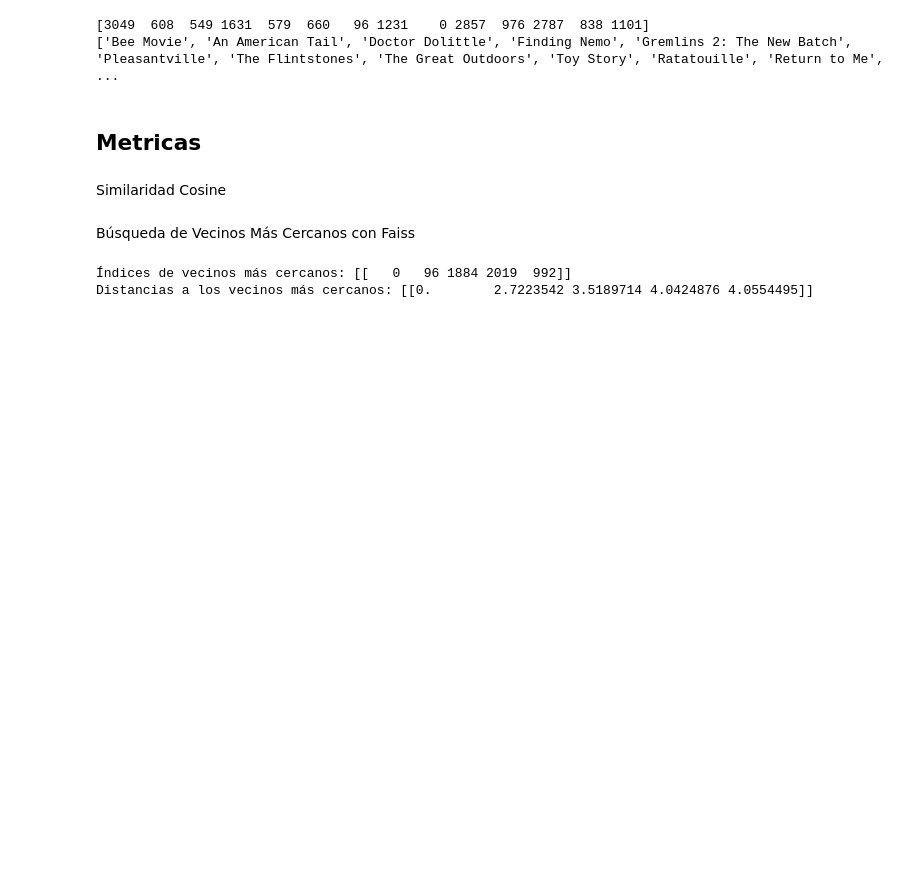
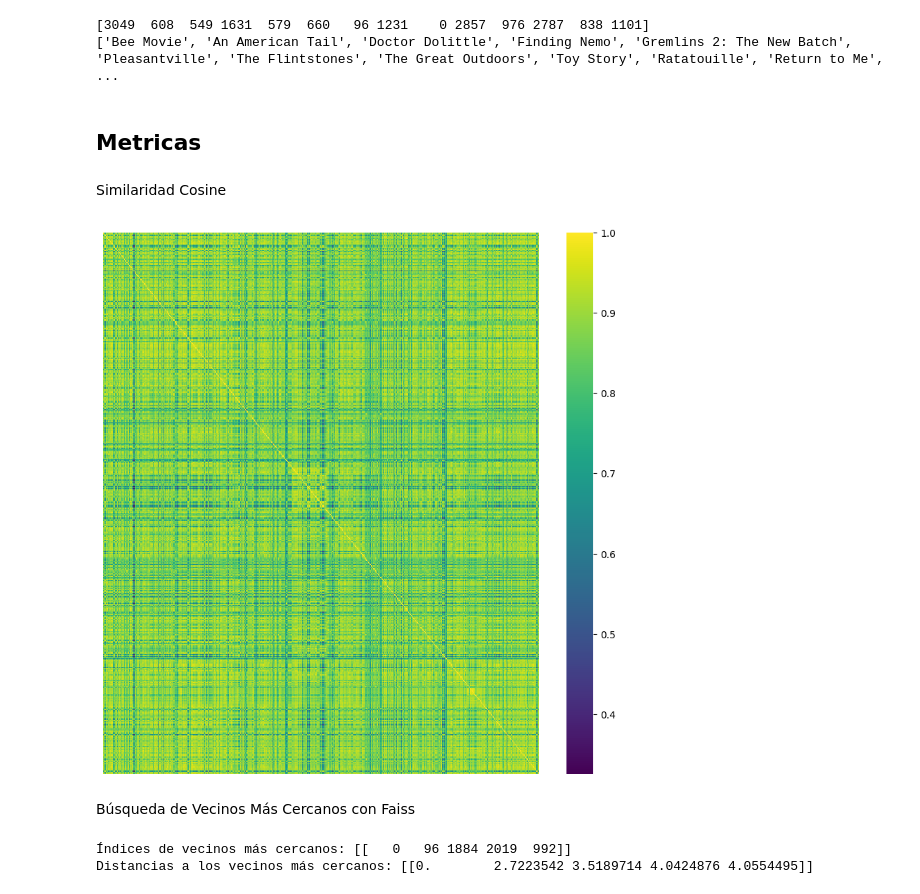
Before and after one commit to LuisFelipePoma/Movies_App, a Jupyter notebook: src/model/model_CB.ipynb, the cells around one changed output. Cells and saved outputs as stored; diff of their text form; code cells hidden in the pictures; blank space fills up the shorter version.

```diff
--- a/src/model/model_CB.ipynb
+++ b/src/model/model_CB.ipynb
@@ -128,6 +128,10 @@ print(recommended_movies_faiss)
 ['Bee Movie', 'An American Tail', 'Doctor Dolittle', 'Finding Nemo', 'Gremlins 2: The New Batch', 'Pleasantville', 'The Flintstones', 'The Great Outdoors', 'Toy Story', 'Ratatouille', 'Return to Me',  ...
 # %% [markdown]
 ## Metricas
+# %%
+import numpy as np
+#Read the embeddings
+embeddings_np = np.load('./assets/embeddings.npy')
 # %% [markdown]
  Similaridad Cosine
 # %%
@@ -135,6 +139,17 @@ from sklearn.metrics.pairwise import cosine_similarity
 
 # Calcular matriz de similitud coseno entre todos los pares de embeddings
 similarity_matrix = cosine_similarity(embeddings_np)
+# %%
+# Visualizar matrix con charts
+import matplotlib.pyplot as plt
+import seaborn as sns
+
+plt.figure(figsize=(10, 10))
+sns.heatmap(similarity_matrix[:500,:500], cmap="viridis")
+plt.axis("off")
+plt.show()
+# %% [output]
+[figure, added]
 # %% [markdown]
  Búsqueda de Vecinos Más Cercanos con Faiss
 # %%
```
